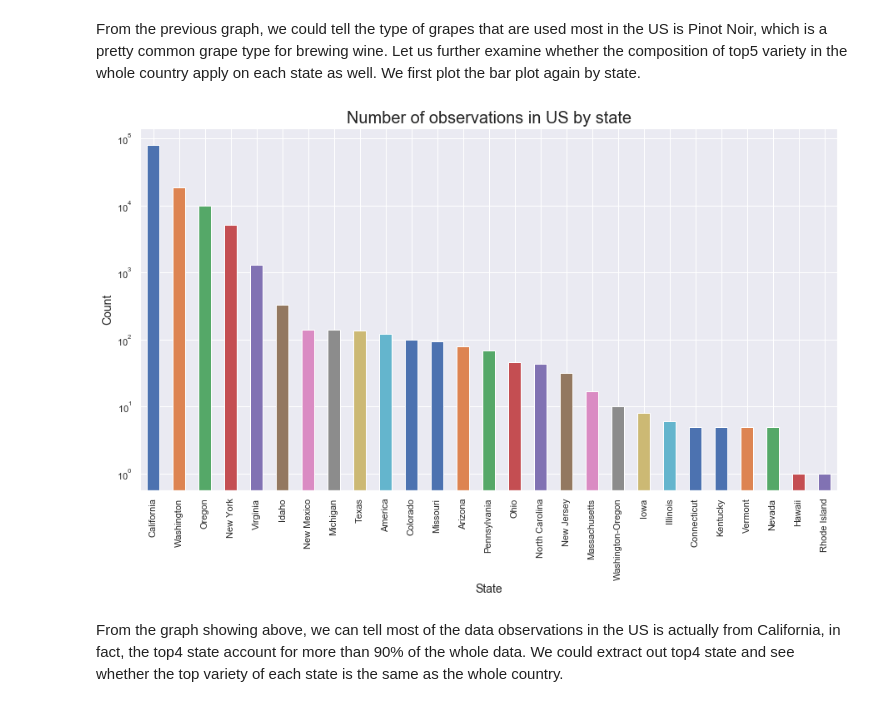
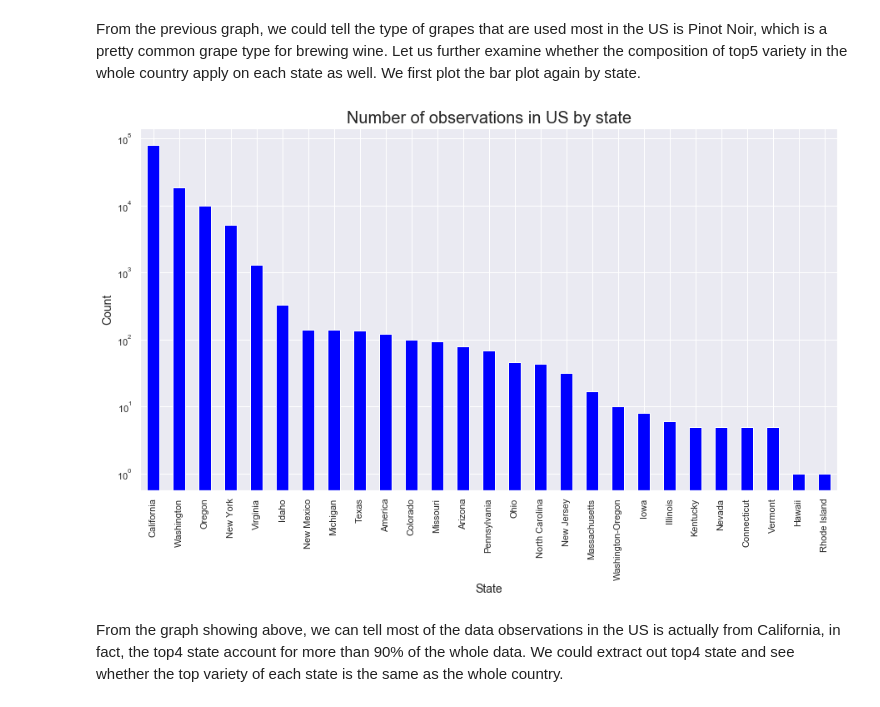
Before and after one commit to george1577/Thinkful_Data_Science, a Jupyter notebook: Drills_and_Assignments/Data_Science_Fundamentals/Unit_4_Career_planning_and_capstone_report/Capstone analytical report.ipynb, the cells around one changed output. Cells and saved outputs as stored; diff of their text form; code cells hidden in the pictures.

```diff
--- a/Drills_and_Assignments/Data_Science_Fundamentals/Unit_4_Career_planning_and_capstone_report/Capstone analytical report.ipynb
+++ b/Drills_and_Assignments/Data_Science_Fundamentals/Unit_4_Career_planning_and_capstone_report/Capstone analytical report.ipynb
@@ -102,14 +104,14 @@ From the previous graph, we could tell the type of grapes that are used most in
 # %%
 # plot the number of data observations for each state
 fig, ax = plt.subplots(figsize=(15,8))
-ax = wine_us['province'].value_counts().plot(kind='bar')
+ax = wine_us['province'].value_counts().plot(kind='bar', color='blue')
 ax.set(yscale='log')
 plt.xlabel('State', fontsize=14)
 plt.ylabel('Count', fontsize=14)
 plt.title('Number of observations in US by state', fontsize=20)
 plt.show()
 # %% [output]
-[figure, old version]
+[figure, new version]
 # %% [markdown]
 From the graph showing above, we can tell most of the data observations in the US is actually from California, in fact, the top4 state account for more than 90% of the whole data. We could extract out top4 state and see whether the top variety of each state is the same as the whole country.
 # %%
```
Also changed, not shown: parts of 5 cells of this notebook.
